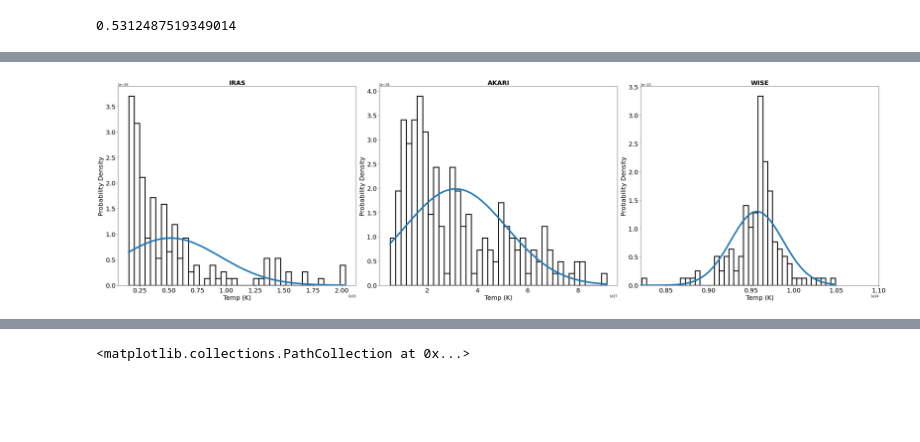
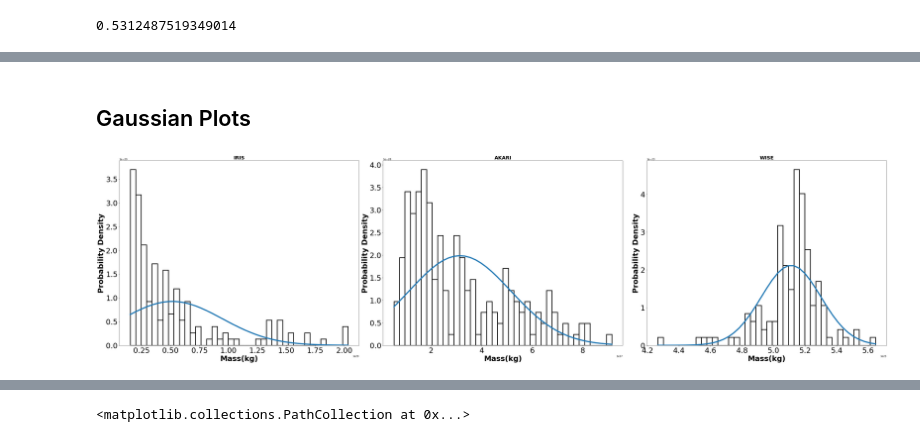
Before and after one commit to zovelsanj/MajorProjectBSc, a Jupyter notebook: codes/Cavity-profile.ipynb, the cells around one changed output, grey strips where cells are left out. Saved outputs shown, nothing was run; the diff lists cells and outputs as text; code cells hidden in the pictures; blank space fills up the shorter version.

```diff
--- a/codes/Cavity-profile.ipynb
+++ b/codes/Cavity-profile.ipynb
@@ -151,5 +186,5 @@ data_akari
 # %%
-Temp = -96/(np.log((data_iras.F60/data_iras.F100)*0.6**5))
-data_iras['Temp'] = Temp
+Temp1 = -96/(np.log((data_iras.F60/data_iras.F100)*0.6**5))
+data_iras['Temp'] = Temp1
 data_iras
 # %% [output]
@@ -169,5 +204,5 @@ data_iras
 # %%
-Temp = -545.13/(np.log((data_wise.F12/data_wise.F22)*0.55**5))
-data_wise['Temp'] = Temp
+Temp1 = -545.13/(np.log((data_wise.F12/data_wise.F22)*0.6**5))
+data_wise['Temp'] = Temp1
 data_wise
 # %% [output]
@@ -391,12 +442,16 @@ Text(0.5, 1.0, 'WISE Data Spectral Emissivity')
 # %% [markdown]
 ## GAUSSIAN FIT
 # %%
-def gaussian(x, nbins):
+def gaussian(x, nbins, xlabel= 'Temp (K)', fontsize=30):
     mu = np.mean(x)
     sigma = np.std(x)
     n, bins, patches = plt.hist(x, nbins, density=True, color="white", linewidth=3, edgecolor='k')
     y = ((1/(np.sqrt(2 * np.pi) * sigma))*np.exp(-0.5 * (1/sigma*(bins - mu))**2))
     plt.plot(bins, y, lw=5)
+    plt.xlabel(xlabel, fontsize=fontsize, weight='bold')
+    plt.ylabel('Probability Density', fontsize=fontsize, weight='bold')
+    plt.xticks(fontsize=fontsize, color = 'k')
+    plt.yticks(fontsize=fontsize,color='k')
     plt.tight_layout()
 # %%
 num_bins = 40
@@ -451,7 +494,7 @@ gaussian(data_wise.Temp, num_bins)
 # %% [markdown]
 ## DISTANCE CALCULATION BY PARALLAX METHOD
 # %%
-df = pd.read_csv(data_files[2])
+df = pd.read_csv(data_files[0])
 df
 # len(df.parallax)
 # plt.hist(df.parallax)
@@ -634,32 +841,21 @@ Locator attempting to generate 1140 ticks ([8.212e+23, ..., 1.049e+24]), which e
+# %% [markdown]
+## Gaussian Plots
 # %%
-plt.figure(figsize=(35,10))
+plt.figure(figsize=(45,12))
 fontsize=20
 plt.subplot(131)
-plt.title('IRAS', fontweight = 'bold', fontsize=fontsize)
-plt.xlabel('Temp (K)', fontsize=fontsize)
+plt.title('IRIS', fontweight = 'bold', fontsize=fontsize)
 # plt.xlim([0.8E29, 1.8E29])
-plt.ylabel('Probability Density', fontsize=fontsize)
-plt.xticks(fontweight = None,fontsize=fontsize, color = 'k')
-plt.yticks(fontweight = None,fontsize=fontsize,color='k')
-gaussian(data_iras['Mass'], num_bins)
+gaussian(data_iras['Mass'], num_bins, xlabel='Mass(kg)')
 
 plt.subplot(132)
 plt.title('AKARI', fontweight = 'bold', fontsize=fontsize)
-plt.xlabel('Temp (K)', fontsize=fontsize)
-plt.ylabel('Probability Density', fontsize=fontsize)
-plt.xticks(fontweight = None,fontsize=fontsize, color = 'k')
-plt.yticks(fontweight = None,fontsize=fontsize,color='k')
-gaussian(data_akari['Mass'], num_bins)
+gaussian(data_akari['Mass'], num_bins, xlabel='Mass(kg)')
 
 plt.subplot(133)
 plt.title('WISE', fontweight = 'bold', fontsize=fontsize)
-plt.xlabel('Temp (K)', fontsize=fontsize)
-plt.xlim([0.82E24, 1.1E24])
-plt.ylabel('Probability Density', fontsize=fontsize)
-plt.xticks(fontweight = None,fontsize=fontsize, color = 'k')
-plt.yticks(fontweight = None,fontsize=fontsize,color='k')
-gaussian(data_wise['Mass'], num_bins)
+gaussian(data_wise['Mass'], num_bins, xlabel='Mass(kg)')
 
-# plt.savefig(FIG_DIR+"massGaussian.png")
+plt.savefig(FIG_DIR+"massGaussian.png")
 # %% [output]
-[figure, old version]
+[figure, new version]
```
Also changed, not shown: parts of 43 cells of this notebook.
